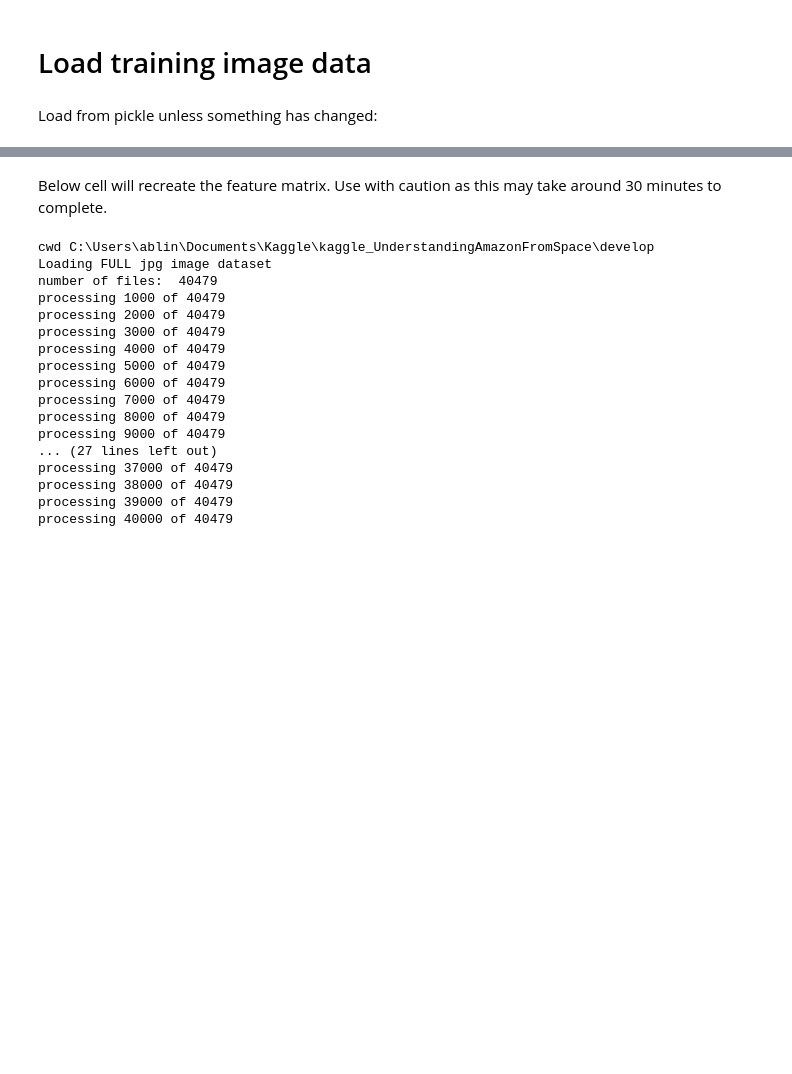
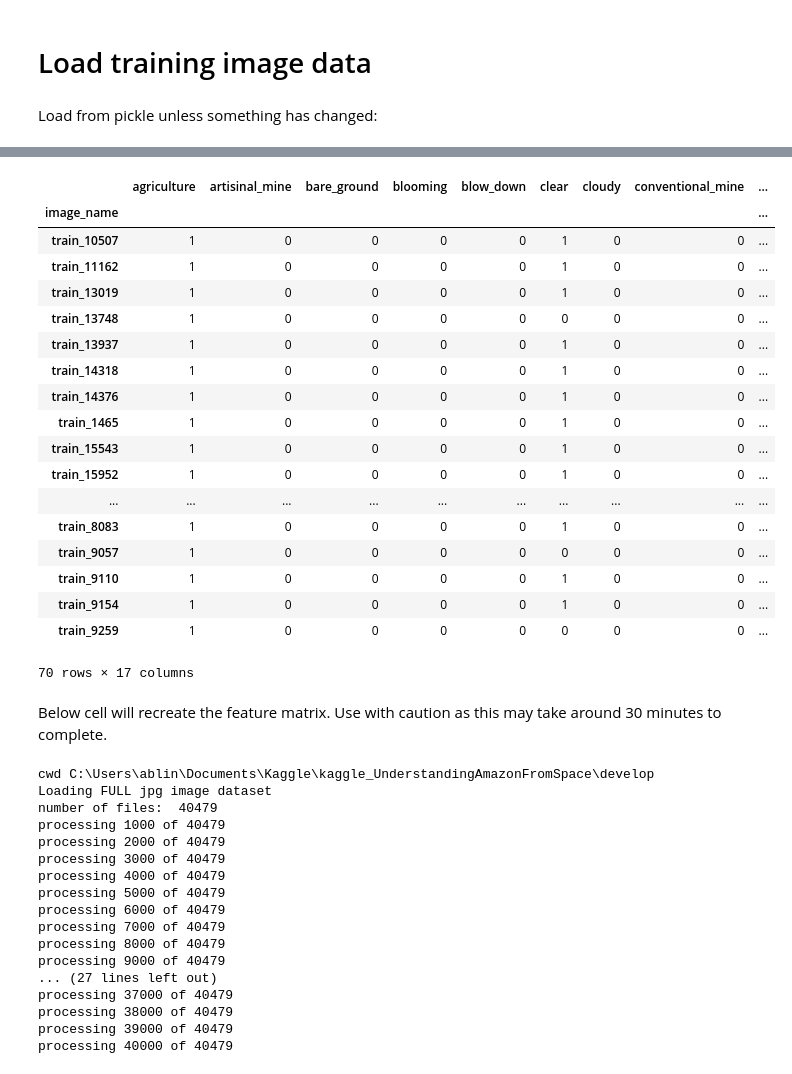
Before and after one commit to alineberry/kaggle_UnderstandingAmazonFromSpace, a Jupyter notebook: develop/adam-lab-notebook.ipynb, the cells around one changed output, grey strips where cells are left out. Saved outputs shown, nothing was run; the diff lists cells and outputs as text; code cells hidden in the pictures; blank space fills up the shorter version.

```diff
--- a/develop/adam-lab-notebook.ipynb
+++ b/develop/adam-lab-notebook.ipynb
@@ -39,3 +67,25 @@ y_train = pd.read_pickle('y_train.pkl')
+# %%
+tagged_df.ix[tagged_df['cultivation']==2]
+# %% [output]
+|  | agriculture | artisinal_mine | bare_ground | blooming | blow_down | clear | cloudy | conventional_mine | ... |
+| image_name |  |  |  |  |  |  |  |  | ... |
+| train_10507 | 1 | 0 | 0 | 0 | 0 | 1 | 0 | 0 | ... |
+| train_11162 | 1 | 0 | 0 | 0 | 0 | 1 | 0 | 0 | ... |
+| train_13019 | 1 | 0 | 0 | 0 | 0 | 1 | 0 | 0 | ... |
+| train_13748 | 1 | 0 | 0 | 0 | 0 | 0 | 0 | 0 | ... |
+| train_13937 | 1 | 0 | 0 | 0 | 0 | 1 | 0 | 0 | ... |
+| train_14318 | 1 | 0 | 0 | 0 | 0 | 1 | 0 | 0 | ... |
+| train_14376 | 1 | 0 | 0 | 0 | 0 | 1 | 0 | 0 | ... |
+| train_1465 | 1 | 0 | 0 | 0 | 0 | 1 | 0 | 0 | ... |
+| train_15543 | 1 | 0 | 0 | 0 | 0 | 1 | 0 | 0 | ... |
+| train_15952 | 1 | 0 | 0 | 0 | 0 | 1 | 0 | 0 | ... |
+| ... | ... | ... | ... | ... | ... | ... | ... | ... | ... |
+| train_8083 | 1 | 0 | 0 | 0 | 0 | 1 | 0 | 0 | ... |
+| train_9057 | 1 | 0 | 0 | 0 | 0 | 0 | 0 | 0 | ... |
+| train_9110 | 1 | 0 | 0 | 0 | 0 | 1 | 0 | 0 | ... |
+| train_9154 | 1 | 0 | 0 | 0 | 0 | 1 | 0 | 0 | ... |
+| train_9259 | 1 | 0 | 0 | 0 | 0 | 0 | 0 | 0 | ... |
+70 rows × 17 columns
 # %% [markdown]
 Below cell will recreate the feature matrix. Use with caution as this may take around 30 minutes to complete.
 # %%
```
Also changed, not shown: parts of 18 cells of this notebook, 2 other files.
